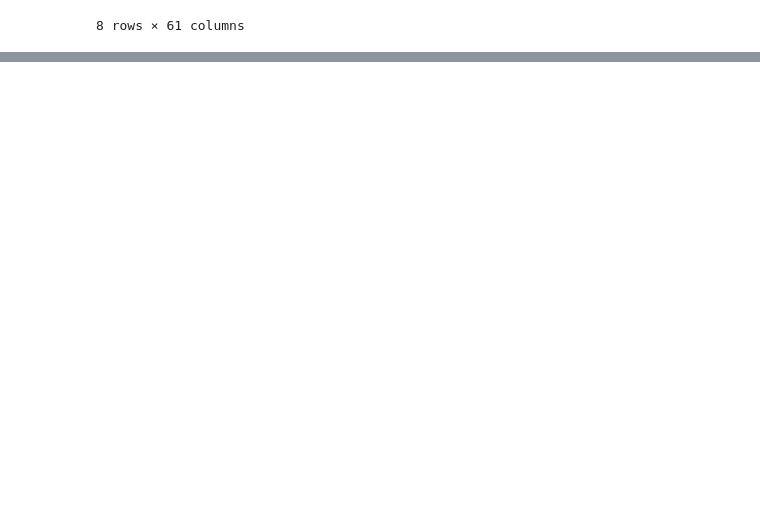
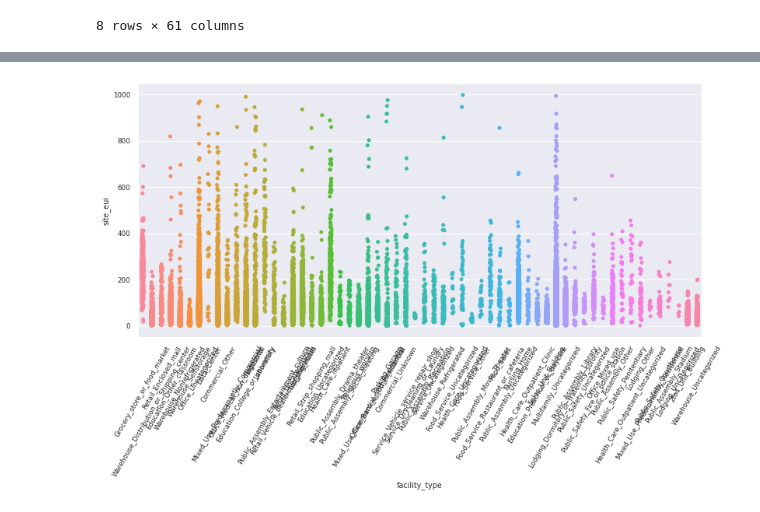
Before and after one commit to avikumart/Site-Energy-Intensity-Prediction-Project, a Jupyter notebook: site-energy-intensity-prediction-project-ml2.ipynb, the cells around one changed output, grey strips where cells are left out. Cells and saved outputs as stored; diff of their text form; code cells hidden in the pictures; blank space fills up the shorter version.

Commit message:
Kaggle Notebook | Site Energy Intensity Prediction Project(ML2) | Version 2

```diff
--- a/site-energy-intensity-prediction-project-ml2.ipynb
+++ b/site-energy-intensity-prediction-project-ml2.ipynb
@@ -98,0 +120,7 @@ df.describe()
+# %%
+plt.figure(figsize=(13,6))
+sns.stripplot(x='facility_type', y='site_eui', data=df)
+plt.xticks(rotation=60)
+plt.show()
+# %% [output]
+[figure, added]
```
Also changed, not shown: parts of 18 cells of this notebook.
